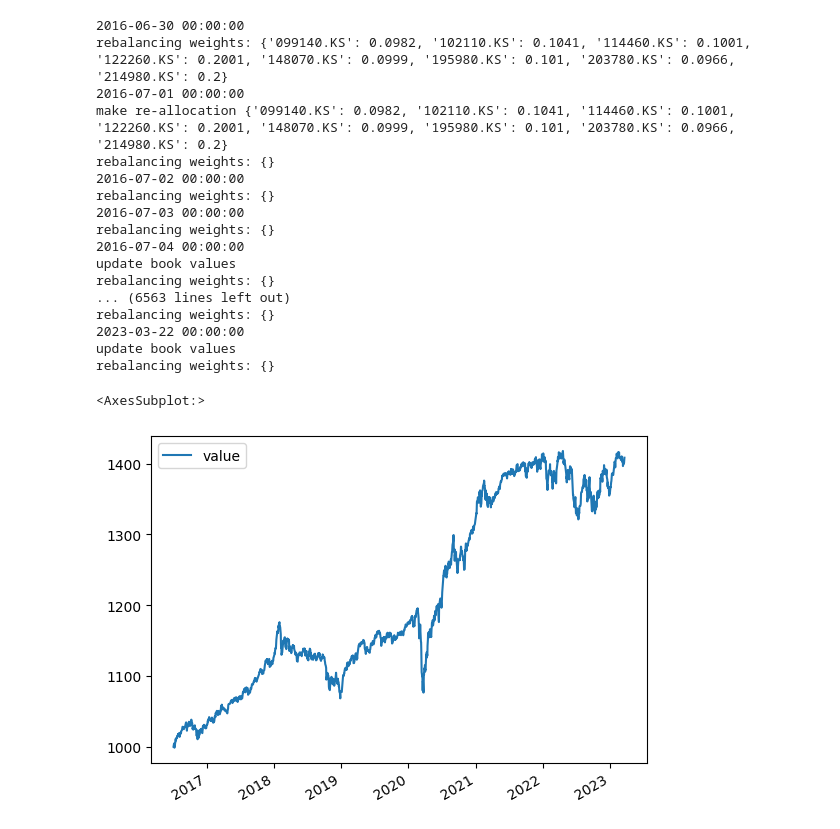
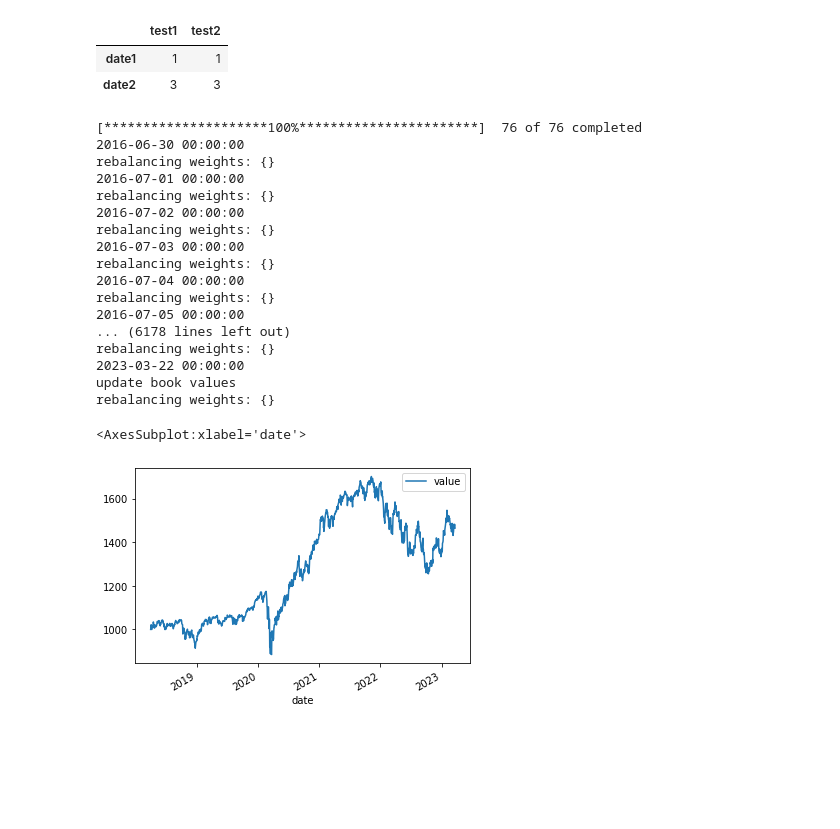
Before and after one commit to HTF1125/RobertLab, a Jupyter notebook: test.ipynb, the cells around one changed output. Saved outputs shown, nothing was run; the diff lists cells and outputs as text; code cells hidden in the pictures; blank space fills up the shorter version.

Commit message:
🆕: start portfolio optimizer building

```diff
--- a/test.ipynb
+++ b/test.ipynb
@@ -1,3 +4,14 @@
+# %%
+te = {"date1":1, "date2":3}
+ff = pd.Series(te)
+
+dd = {'test1':ff, 'test2':ff}
+
+pd.DataFrame(dd)
+# %% [output]
+|  | test1 | test2 |
+| date1 | 1 | 1 |
+| date2 | 3 | 3 |
 # %%
 """ base strategy class """
 
@@ -250,14 +264,14 @@ def backtest(allocation_df: pd.DataFrame, price_df: pd.DataFrame) -> BaseStrateg
     return strategy
 
 
-path = r"C:\Users\hanti\OneDrive\DWS\ABL_RESULT\MLP_ALLOCATION.xlsx"
+path = r"C:\Users\vip\OneDrive\DWS\ABL_RESULT\MLP_ALLOCATION.xlsx"
 
 import pandas_datareader as pdr
 
 allocation = pd.read_excel(path, "allocation", index_col=[1, 2, 0], parse_dates=True)
 allocation = allocation.unstack().unstack()["weights"]
 
-stra = "KR_3"
+stra = "US_5"
 
 allo = allocation[stra].dropna(how="all", axis=1)
 
@@ -271,37 +285,55 @@ tickers = (
 
 prices = []
 if stra.startswith("KR"):
     for ticker in tickers:
         price = pdr.DataReader(ticker, "naver", start="1990-1-1").astype(float)[
             "Close"
         ]
         price.name = ticker + ".KS"
         prices.append(price)
 
     prices = pd.concat(prices, axis=1)
 
     prices.index = pd.to_datetime(prices.index)
+if stra.startswith("US"):
+
+    import yfinance as yf
+
+    prices = yf.download(tickers)["Adj Close"]
 
 result = backtest(allocation_df=allo, price_df=prices)
 
-result.value_df.plot()
+with pd.ExcelWriter(f'{stra}.xlsx', engine='openpyxl') as writer:
+    # Save each dataframe to a separate sheet in the Excel file
+    value = result.value_df
+    value.index.name = "date"
+    weights = result.weights_df
+    weights.index.name = "date"
+    al = result.reb_weights_df.dropna(how="all")
+    al.index.name = "date"
+
+    value.to_excel(writer, sheet_name="value")
+    weights.to_excel(writer, sheet_name="weights")
+    al.to_excel(writer, sheet_name="allocations")
+
+value.plot()
 # %% [output]
+[*********************100%***********************]  76 of 76 completed
 2016-06-30 00:00:00
-rebalancing weights: {'099140.KS': 0.0982, '102110.KS': 0.1041, '114460.KS': 0.1001, '122260.KS': 0.2001, '148070.KS': 0.0999, '195980.KS': 0.101, '203780.KS': 0.0966, '214980.KS': 0.2}
+rebalancing weights: {}
 2016-07-01 00:00:00
-make re-allocation {'099140.KS': 0.0982, '102110.KS': 0.1041, '114460.KS': 0.1001, '122260.KS': 0.2001, '148070.KS': 0.0999, '195980.KS': 0.101, '203780.KS': 0.0966, '214980.KS': 0.2}
 rebalancing weights: {}
 2016-07-02 00:00:00
 rebalancing weights: {}
 2016-07-03 00:00:00
 rebalancing weights: {}
 2016-07-04 00:00:00
-update book values
 rebalancing weights: {}
-... (6563 lines left out)
+2016-07-05 00:00:00
+... (6178 lines left out)
 rebalancing weights: {}
 2023-03-22 00:00:00
 update book values
 rebalancing weights: {}
-<AxesSubplot:>
+<AxesSubplot:xlabel='date'>
-[figure, old version]
+[figure, new version]
```
Also changed, not shown: parts of 2 cells of this notebook, 2 other files.
